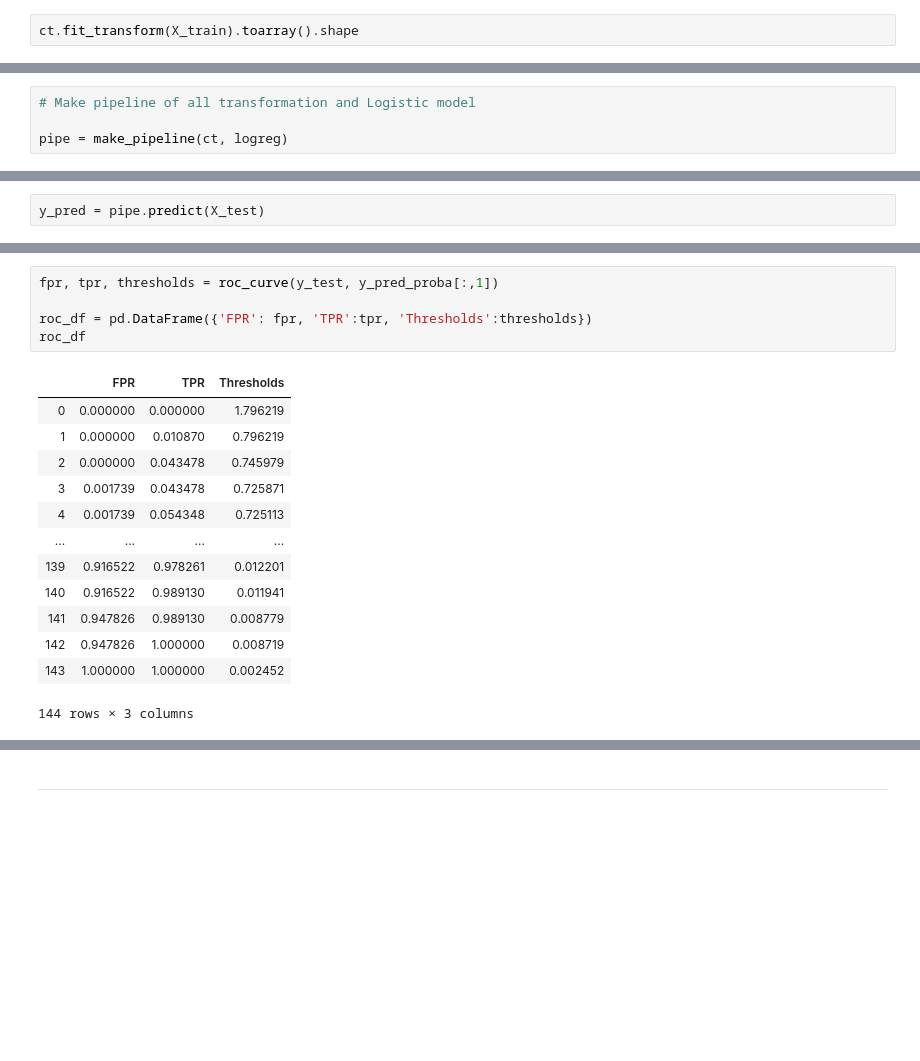
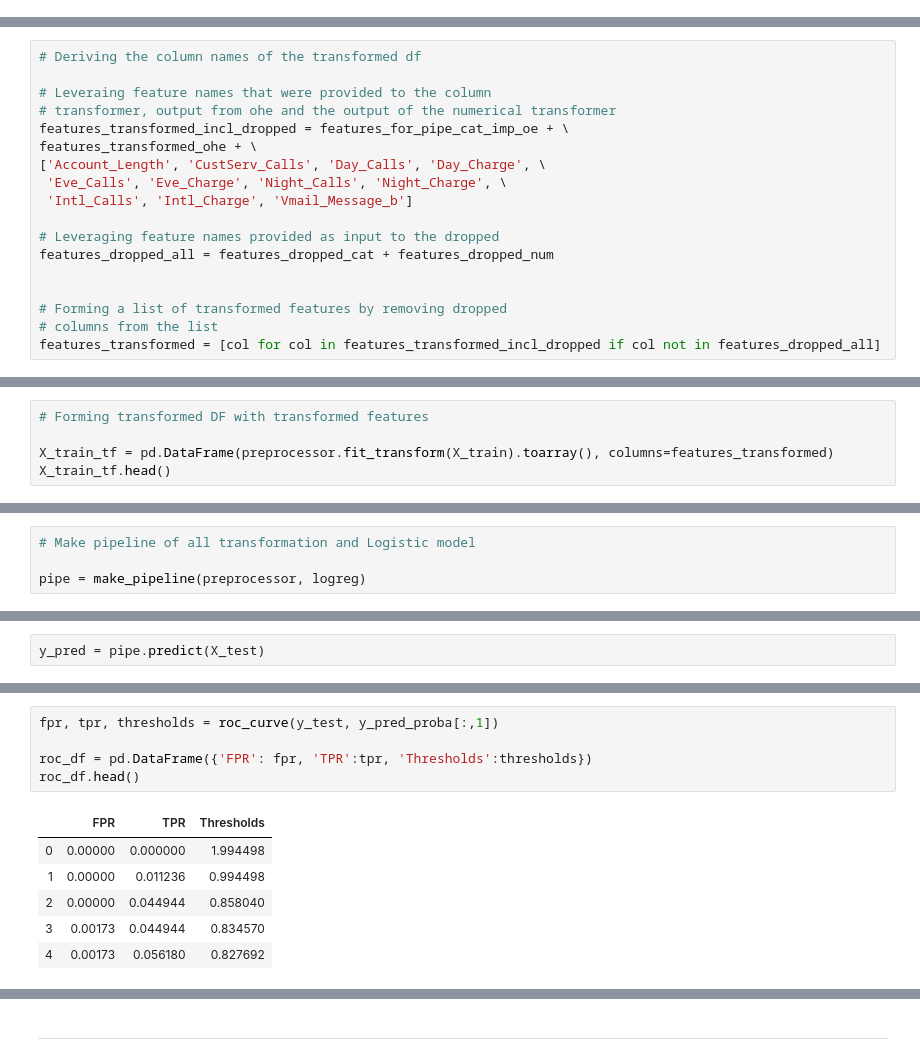
Before and after one commit to ashish-sharma-as/Customer_Churn, a Jupyter notebook: customer_churn.ipynb, the cells around one changed output, grey strips where cells are left out. Cells and saved outputs as stored; diff of their text form; blank space fills up the shorter version.

Commit message:
Made changes to transformers in preprocessing. Altered parameters for hyperparameter tuning warnings

```diff
--- a/customer_churn.ipynb
+++ b/customer_churn.ipynb
@@ -667,2 +720,0 @@ ct.fit_transform(X_train)
-# %%
-ct.fit_transform(X_train).toarray().shape
@@ -670,0 +732,18 @@ ct.fit_transform(X_train).toarray().shape
+# %%
+# Deriving the column names of the transformed df
+
+# Leveraing feature names that were provided to the column
+# transformer, output from ohe and the output of the numerical transformer
+features_transformed_incl_dropped = features_for_pipe_cat_imp_oe + \
+features_transformed_ohe + \
+['Account_Length', 'CustServ_Calls', 'Day_Calls', 'Day_Charge', \
+ 'Eve_Calls', 'Eve_Charge', 'Night_Calls', 'Night_Charge', \
+ 'Intl_Calls', 'Intl_Charge', 'Vmail_Message_b']
+
+# Leveraging feature names provided as input to the dropped
+features_dropped_all = features_dropped_cat + features_dropped_num
+
+
+# Forming a list of transformed features by removing dropped
+# columns from the list
+features_transformed = [col for col in features_transformed_incl_dropped if col not in features_dropped_all]
@@ -670,0 +759,5 @@ ct.fit_transform(X_train).toarray().shape
+# %%
+# Forming transformed DF with transformed features
+
+X_train_tf = pd.DataFrame(preprocessor.fit_transform(X_train).toarray(), columns=features_transformed)
+X_train_tf.head()
@@ -675,4 +782,4 @@ logreg = LogisticRegression()
 # %%
 # Make pipeline of all transformation and Logistic model
 
-pipe = make_pipeline(ct, logreg)
+pipe = make_pipeline(preprocessor, logreg)
@@ -801,22 +829,15 @@ weighted avg       0.85      0.87      0.85       667
 # %%
 fpr, tpr, thresholds = roc_curve(y_test, y_pred_proba[:,1])
 
 roc_df = pd.DataFrame({'FPR': fpr, 'TPR':tpr, 'Thresholds':thresholds})
-roc_df
+roc_df.head()
 # %% [output]
 |  | FPR | TPR | Thresholds |
-| 0 | 0.000000 | 0.000000 | 1.796219 |
-| 1 | 0.000000 | 0.010870 | 0.796219 |
-| 2 | 0.000000 | 0.043478 | 0.745979 |
-| 3 | 0.001739 | 0.043478 | 0.725871 |
-| 4 | 0.001739 | 0.054348 | 0.725113 |
-| ... | ... | ... | ... |
-| 139 | 0.916522 | 0.978261 | 0.012201 |
-| 140 | 0.916522 | 0.989130 | 0.011941 |
-| 141 | 0.947826 | 0.989130 | 0.008779 |
-| 142 | 0.947826 | 1.000000 | 0.008719 |
-| 143 | 1.000000 | 1.000000 | 0.002452 |
+| 0 | 0.00000 | 0.000000 | 1.994498 |
+| 1 | 0.00000 | 0.011236 | 0.994498 |
+| 2 | 0.00000 | 0.044944 | 0.858040 |
+| 3 | 0.00173 | 0.044944 | 0.834570 |
+| 4 | 0.00173 | 0.056180 | 0.827692 |
-144 rows × 3 columns
 # %%
 # Plotting the ROC curve
 
```
Also changed, not shown: parts of 66 cells of this notebook.
